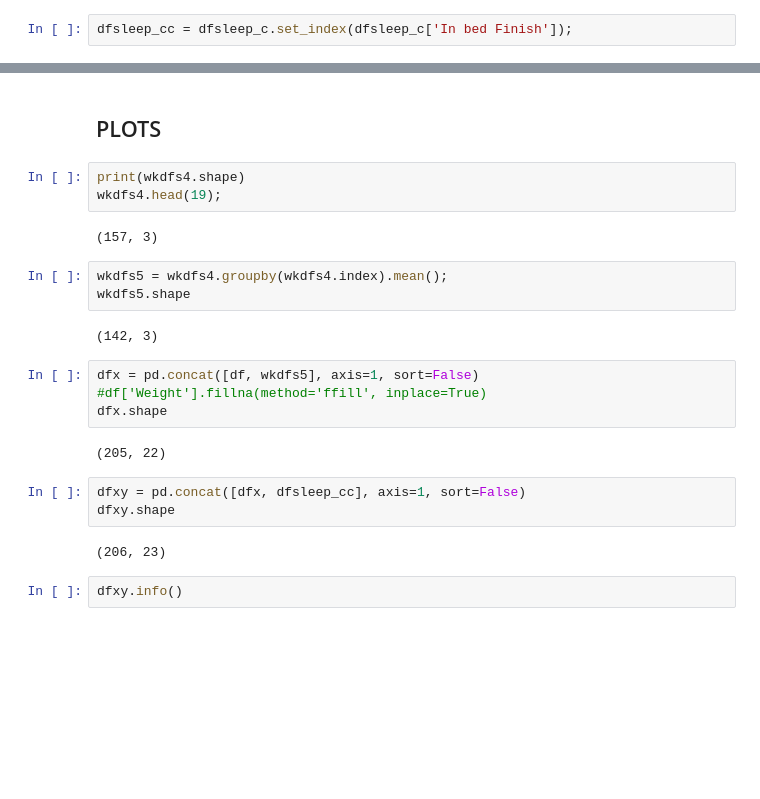
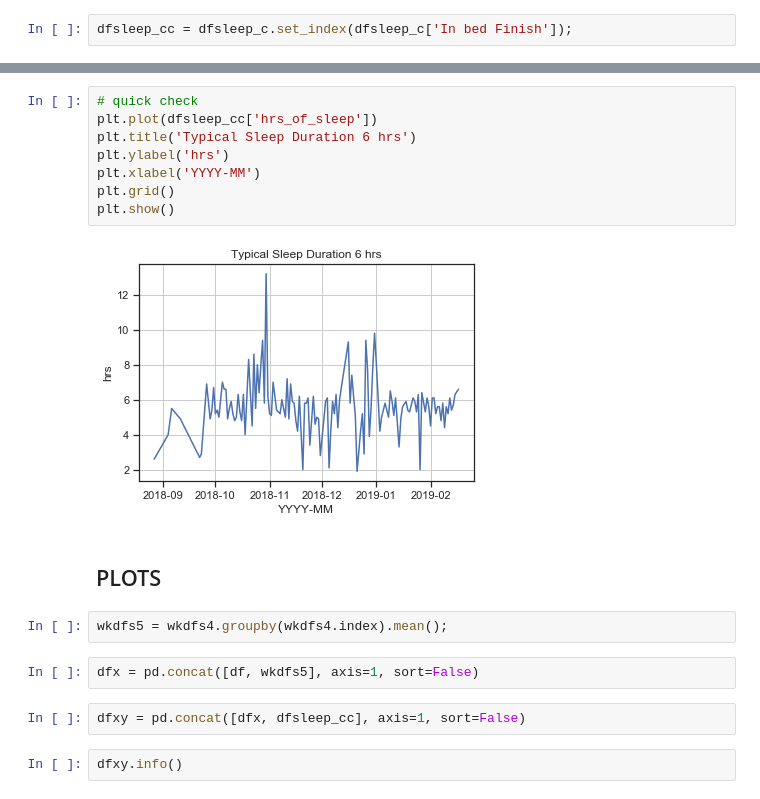
Before and after one commit to arodriguez2018/nutrition_and_activity, a Jupyter notebook: NOTEBOOK.ipynb, the cells around one changed output, grey strips where cells are left out. Saved outputs shown, nothing was run; the diff lists cells and outputs as text; blank space fills up the shorter version.

```diff
--- a/NOTEBOOK.ipynb
+++ b/NOTEBOOK.ipynb
@@ -415,26 +224,21 @@ dfsleep_cc.head()
+# %%
+# quick check
+plt.plot(dfsleep_cc['hrs_of_sleep'])
+plt.title('Typical Sleep Duration 6 hrs')
+plt.ylabel('hrs')
+plt.xlabel('YYYY-MM')
+plt.grid()
+plt.show()
+# %% [output]
+[figure, added]
 # %% [markdown]
 ## PLOTS
-# %%
-print(wkdfs4.shape)
-wkdfs4.head(19);
-# %% [output]
-(157, 3)
 # %%
 wkdfs5 = wkdfs4.groupby(wkdfs4.index).mean();
-wkdfs5.shape
-# %% [output]
-(142, 3)
 # %%
 dfx = pd.concat([df, wkdfs5], axis=1, sort=False)
-#df['Weight'].fillna(method='ffill', inplace=True)
-dfx.shape
-# %% [output]
-(205, 22)
 # %%
 dfxy = pd.concat([dfx, dfsleep_cc], axis=1, sort=False)
-dfxy.shape
-# %% [output]
-(206, 23)
 # %%
 dfxy.info()
 # %% [output]
```
Also changed, not shown: parts of 55 cells of this notebook, 1 other file.
